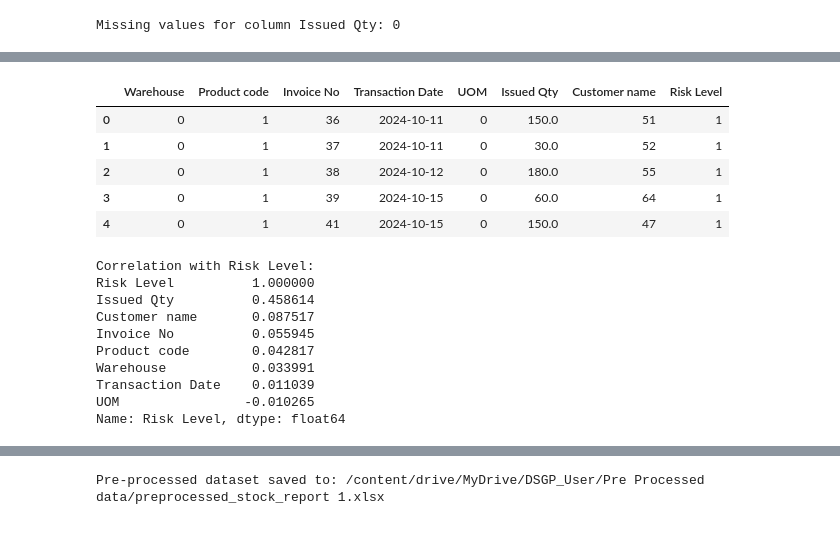
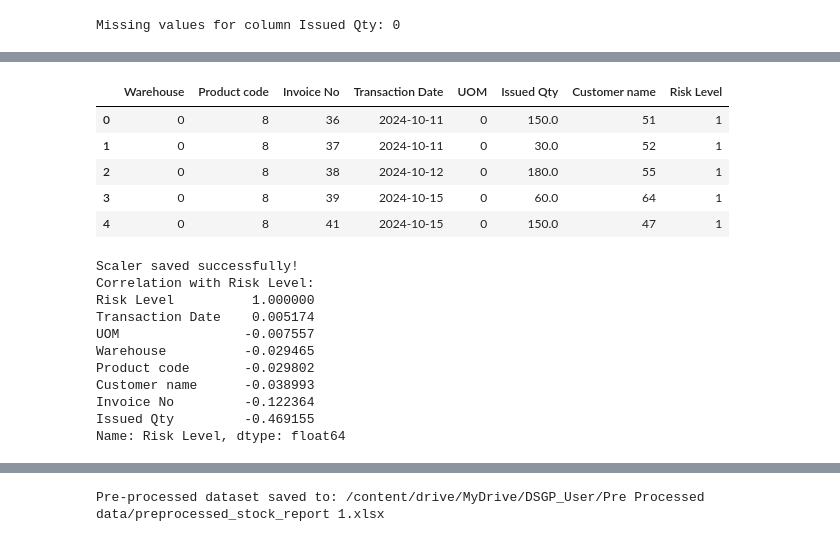
Before and after one commit to ShabnaIlmi/Data-Science-Group-Project, a Jupyter notebook: PreProcess_Dataset.ipynb, the cells around one changed output, grey strips where cells are left out. Saved outputs shown, nothing was run; the diff lists cells and outputs as text; code cells hidden in the pictures.

```diff
--- a/PreProcess_Dataset.ipynb
+++ b/PreProcess_Dataset.ipynb
@@ -384,27 +387,32 @@ max    4313.500000
 # %%
 # All categorical columns are encoded using the label encoding since the categorical data contained within the dataset are ordinal
 
 # Step 5: Encoding the categorical columns
 
 # Defining the columns to be encoded
 encoding_cols = ['Warehouse', 'Product code', 'Invoice No', 'UOM', 'Customer name', 'Risk Level']
 
 # Initialize the LabelEncoder
-label_encoder = LabelEncoder()
+label_encoders = {}
 
-# Apply label encoding to each categorical column
+# Apply label encoding to each categorical column and save the encoder
 for column in encoding_cols:
-    data[column] = label_encoder.fit_transform(data[column])  # Convert to string to handle NaN values
+    le = LabelEncoder()
+    data[column] = le.fit_transform(data[column].astype(str))  # Convert to string to handle NaN values
+    label_encoders[column] = le  # Store the encoder for future use
+
+# Save the label encoders dictionary
+joblib.dump(label_encoders, "label_encoders.pkl")
 
 # Display the first few rows of the updated DataFrame
 data.head()
 # %% [output]
 |  | Warehouse | Product code | Invoice No | Transaction Date | UOM | Issued Qty | Customer name | Risk Level |
-| 0 | 0 | 1 | 36 | 2024-10-11 | 0 | 150.0 | 51 | 1 |
-| 1 | 0 | 1 | 37 | 2024-10-11 | 0 | 30.0 | 52 | 1 |
-| 2 | 0 | 1 | 38 | 2024-10-12 | 0 | 180.0 | 55 | 1 |
-| 3 | 0 | 1 | 39 | 2024-10-15 | 0 | 60.0 | 64 | 1 |
-| 4 | 0 | 1 | 41 | 2024-10-15 | 0 | 150.0 | 47 | 1 |
+| 0 | 0 | 8 | 36 | 2024-10-11 | 0 | 150.0 | 51 | 1 |
+| 1 | 0 | 8 | 37 | 2024-10-11 | 0 | 30.0 | 52 | 1 |
+| 2 | 0 | 8 | 38 | 2024-10-12 | 0 | 180.0 | 55 | 1 |
+| 3 | 0 | 8 | 39 | 2024-10-15 | 0 | 60.0 | 64 | 1 |
+| 4 | 0 | 8 | 41 | 2024-10-15 | 0 | 150.0 | 47 | 1 |
 # %%
 # Redefine numerical_cols after dropping 'Received Qty'
 numerical_cols = data.select_dtypes(include=['float64', 'int64']).columns
@@ -413,6 +421,10 @@ numerical_cols = data.select_dtypes(include=['float64', 'int64']).columns
 scaler = StandardScaler()
 scaled_data = scaler.fit_transform(data[numerical_cols])
 
+# Save the scaler for future use
+joblib.dump(scaler, "scaler.pkl")
+print("Scaler saved successfully!")
+
 # Step 6: Handling the columns with low correlation coefficients with the target column
 correlation_with_target = data.corr()['Risk Level'].sort_values(ascending=False)
 
@@ -420,15 +432,16 @@ correlation_with_target = data.corr()['Risk Level'].sort_values(ascending=False)
 print("Correlation with Risk Level:")
 print(correlation_with_target)
 # %% [output]
+Scaler saved successfully!
 Correlation with Risk Level:
 Risk Level          1.000000
-Issued Qty          0.458614
-Customer name       0.087517
-Invoice No          0.055945
-Product code        0.042817
-Warehouse           0.033991
-Transaction Date    0.011039
-UOM                -0.010265
+Transaction Date    0.005174
+UOM                -0.007557
+Warehouse          -0.029465
+Product code       -0.029802
+Customer name      -0.038993
+Invoice No         -0.122364
+Issued Qty         -0.469155
 Name: Risk Level, dtype: float64
 # %%
 # Dropping the columns with low correlation
```
Also changed, not shown: parts of 18 cells of this notebook.
